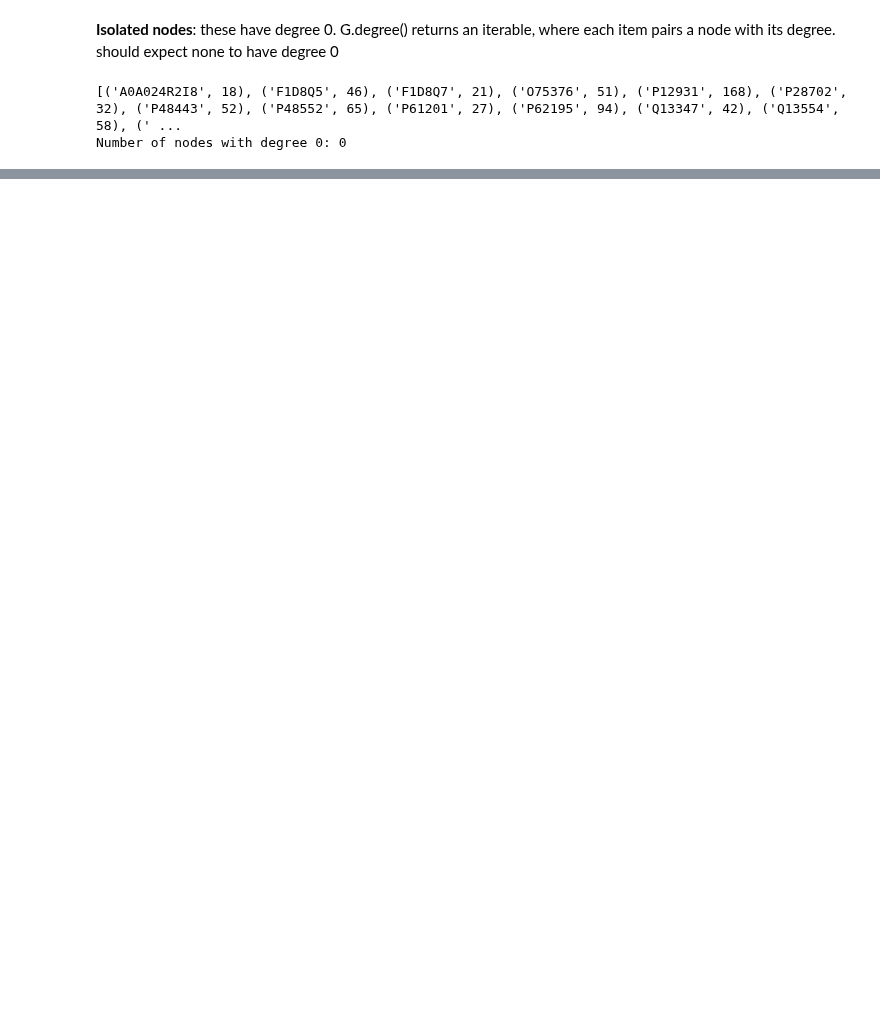
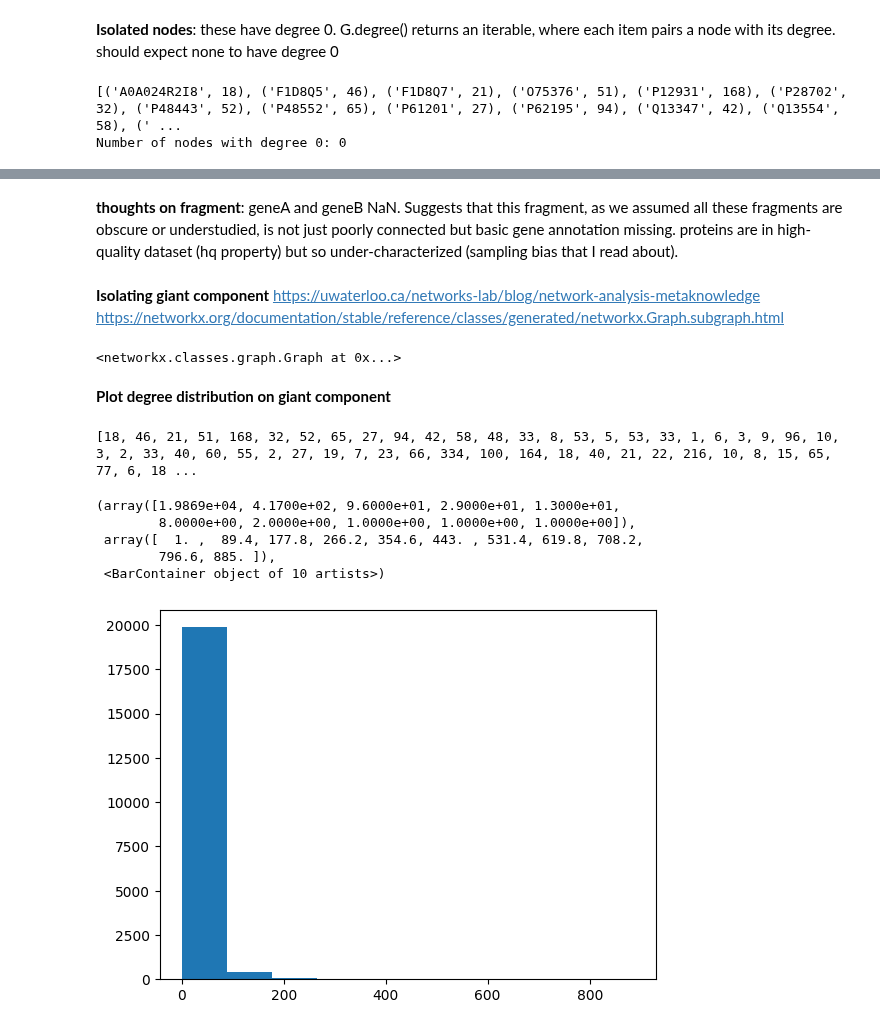
Before and after one commit to annaBANNANA6/protein-interaction-network, a Jupyter notebook: HINT_Exploration.ipynb, the cells around one changed output, grey strips where cells are left out. Drawn from its saved outputs; the diff is of its cells as text; code cells hidden in the pictures; blank space fills up the shorter version.

Commit message:
Looked at fragment more closely. Separate giant component from fragments, created histogram for it. Todo: analyze histogram and stats, look for more hubs

```diff
--- a/HINT_Exploration.ipynb
+++ b/HINT_Exploration.ipynb
@@ -344,0 +372,13 @@ Number of nodes with degree 0: 0
+# %% [markdown]
+**thoughts on fragment**: geneA and geneB NaN. Suggests that this fragment, as we assumed all these fragments are obscure or understudied, is not just poorly connected but basic gene annotation missing. proteins are in high-quality dataset (hq property) but so under-characterized (sampling bias that I read about).
+# %% [markdown]
+**Isolating giant component**
+https://uwaterloo.ca/networks-lab/blog/network-analysis-metaknowledge
+https://networkx.org/documentation/stable/reference/classes/generated/networkx.Graph.subgraph.html
+# %%
+giant_comp = max(components_list, key = len) # node set for giant comonent
+giant_graph = graph.subgraph(giant_comp)
+
+# nx.Graph(giant_graph)
+# %% [output]
+<networkx.classes.graph.Graph at 0x...>
@@ -344,0 +408,18 @@ Number of nodes with degree 0: 0
+# %% [markdown]
+**Plot degree distribution on giant component**
+# %%
+# list comprehension: [expression for item in iterable if condition] want to start use these more hehe
+giant_degrees = [pair[1] for pair in giant_graph.degree()]
+print(giant_degrees)
+# %% [output]
+[18, 46, 21, 51, 168, 32, 52, 65, 27, 94, 42, 58, 48, 33, 8, 53, 5, 53, 33, 1, 6, 3, 9, 96, 10, 3, 2, 33, 40, 60, 55, 2, 27, 19, 7, 23, 66, 334, 100, 164, 18, 40, 21, 22, 216, 10, 8, 15, 65, 77, 6, 18 ...
+# %%
+# plot distribution of degree list from giant component
+plt.hist(giant_degrees)
+# %% [output]
+(array([1.9869e+04, 4.1700e+02, 9.6000e+01, 2.9000e+01, 1.3000e+01,
+        8.0000e+00, 2.0000e+00, 1.0000e+00, 1.0000e+00, 1.0000e+00]),
+ array([  1. ,  89.4, 177.8, 266.2, 354.6, 443. , 531.4, 619.8, 708.2,
+        796.6, 885. ]),
+ <BarContainer object of 10 artists>)
+[figure, added]
```
Also changed, not shown: parts of 9 cells of this notebook.
